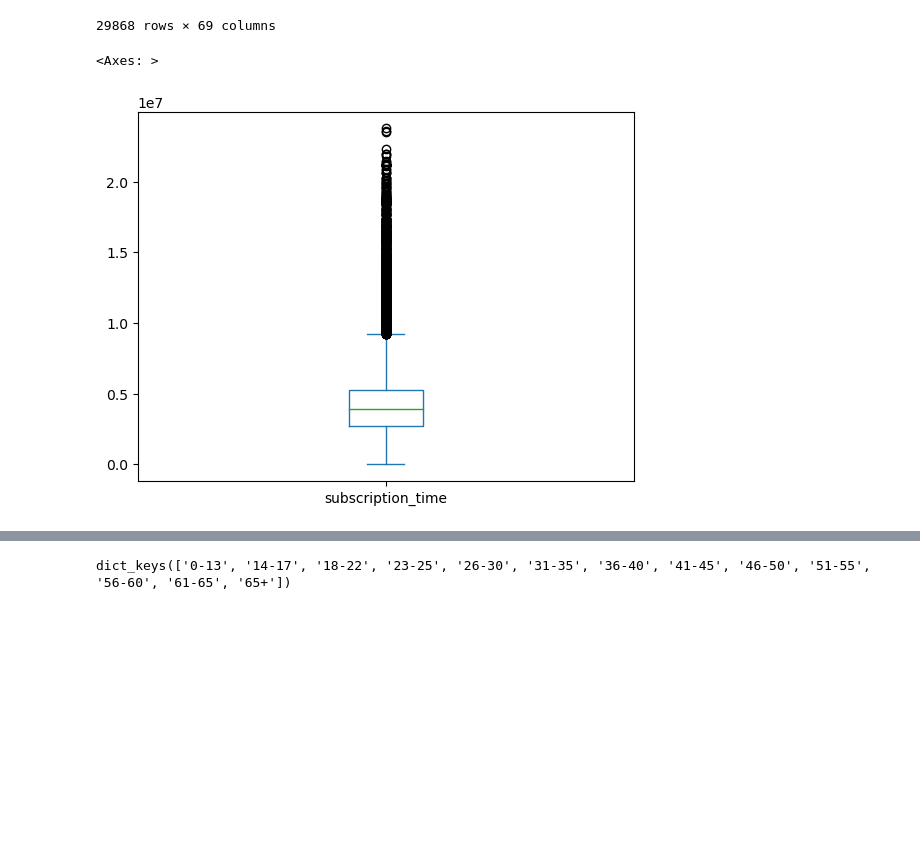
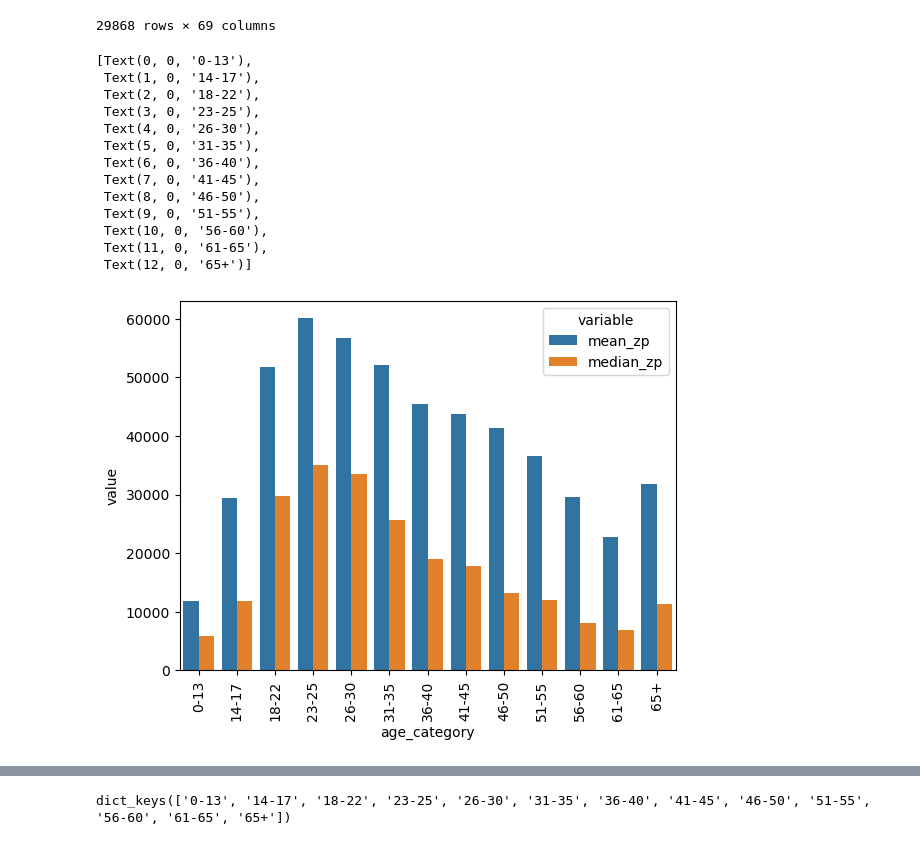
Before and after one commit to reproductionprohibited/dano-23-project, a Jupyter notebook: depricated/age_money.ipynb, the cells around one changed output, grey strips where cells are left out. Drawn from its saved outputs; the diff is of its cells as text; code cells hidden in the pictures; blank space fills up the shorter version.

```diff
--- a/depricated/age_money.ipynb
+++ b/depricated/age_money.ipynb
@@ -14,6 +11,0 @@ df = df[df.age_segment != 'Пусто' ]
-# %%
-df = df.dropna(subset=['subscription_time'])
-# %%
-df['trial_type'] = df['trial_type'].fillna(0)
-# %%
-df = df.loc[(df['trial_type'] == '1 mon')]
@@ -44,10 +30,30 @@ Q1 = df.in_total_5ms_amt.quantile(0.25)
 Q3 = df.in_total_5ms_amt.quantile(0.75)
 IQR = Q3 - Q1
 
-df = df[~((df.in_total_1ms_amt < (Q1 - 1.5 * IQR)) |(df.in_total_1ms_amt > (Q3 + 1.5 * IQR)))]
+df = df[~((df.in_total_5ms_amt < (Q1 - 1.5 * IQR)) |(df.in_total_5ms_amt > (Q3 + 1.5 * IQR)))]
-# %%
-df.subscription_time.plot.box()
-# %% [output]
-<Axes: >
-[figure, removed]
+# %%
+new_column = ['0-13','14-17','18-22','23-25','26-30','31-35','36-40','41-45','46-50','51-55','56-60','61-65','65+']
+plot = sns.barplot(pd.melt(pl.from_pandas(df).groupby("age_category").agg(
+    mean_zp = (pl.col("in_total_5ms_amt")/5).mean(),
+    median_zp = (pl.col("in_total_5ms_amt")/5).median(),
+    percent25 = (pl.col("in_total_5ms_amt")/5).quantile(0.25),
+    percent75 = (pl.col("in_total_5ms_amt")/5).quantile(0.75)
+).sort(by="age_category").to_pandas(), id_vars="age_category", value_vars=["mean_zp", "median_zp"]),
+x = "age_category", y = "value", hue="variable")
+plot.set_xticklabels(new_column, rotation = 90)
+# %% [output]
+[Text(0, 0, '0-13'),
+ Text(1, 0, '14-17'),
+ Text(2, 0, '18-22'),
+ Text(3, 0, '23-25'),
+ Text(4, 0, '26-30'),
+ Text(5, 0, '31-35'),
+ Text(6, 0, '36-40'),
+ Text(7, 0, '41-45'),
+ Text(8, 0, '46-50'),
+ Text(9, 0, '51-55'),
+ Text(10, 0, '56-60'),
+ Text(11, 0, '61-65'),
+ Text(12, 0, '65+')]
+[figure, added]
 # %%
```
Also changed, not shown: parts of 4 cells of this notebook, 9 other files.
